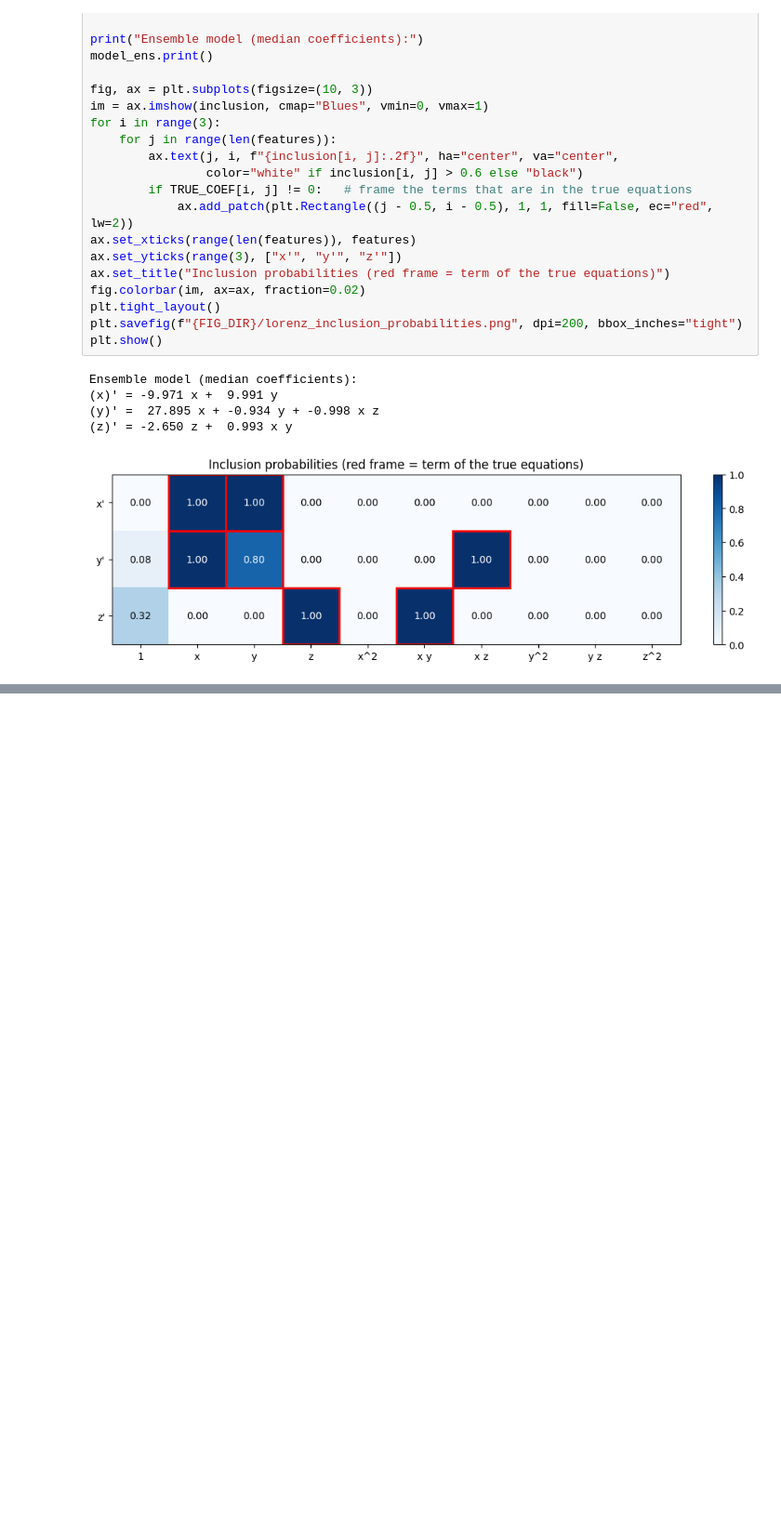
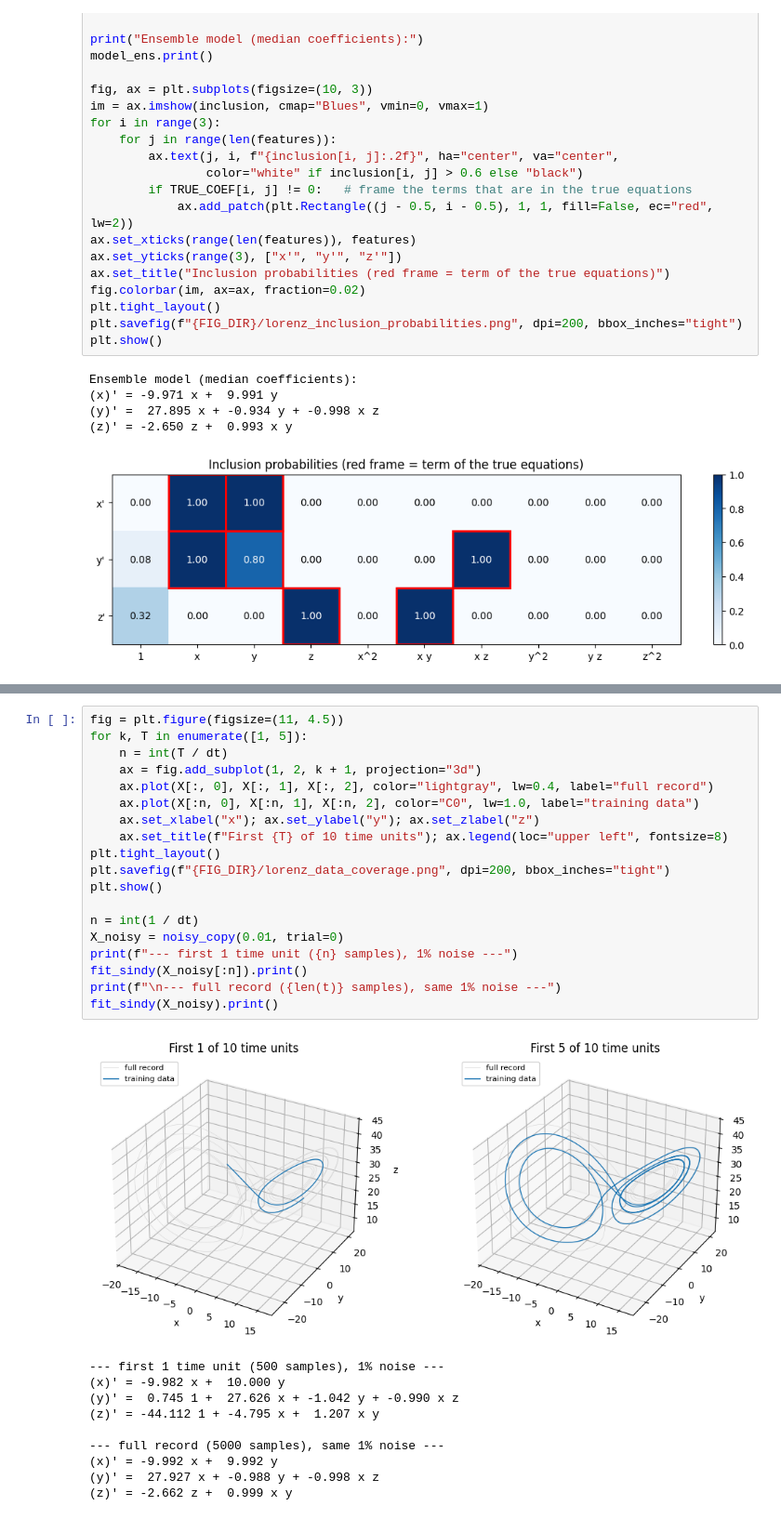
Before and after one commit to andreaprifti19/SINDy-Teaching-Usecases, a Jupyter notebook: notebooks/02_lorenz_system.ipynb, the cells around one changed output, grey strips where cells are left out. Shown at 93% size. Drawn from its saved outputs; the diff is of its cells as text; blank space fills up the shorter version.

```diff
--- a/notebooks/02_lorenz_system.ipynb
+++ b/notebooks/02_lorenz_system.ipynb
@@ -496,0 +537,30 @@ Ensemble model (median coefficients):
+# %%
+fig = plt.figure(figsize=(11, 4.5))
+for k, T in enumerate([1, 5]):
+    n = int(T / dt)
+    ax = fig.add_subplot(1, 2, k + 1, projection="3d")
+    ax.plot(X[:, 0], X[:, 1], X[:, 2], color="lightgray", lw=0.4, label="full record")
+    ax.plot(X[:n, 0], X[:n, 1], X[:n, 2], color="C0", lw=1.0, label="training data")
+    ax.set_xlabel("x"); ax.set_ylabel("y"); ax.set_zlabel("z")
+    ax.set_title(f"First {T} of 10 time units"); ax.legend(loc="upper left", fontsize=8)
+plt.tight_layout()
+plt.savefig(f"{FIG_DIR}/lorenz_data_coverage.png", dpi=200, bbox_inches="tight")
+plt.show()
+
+n = int(1 / dt)
+X_noisy = noisy_copy(0.01, trial=0)
+print(f"--- first 1 time unit ({n} samples), 1% noise ---")
+fit_sindy(X_noisy[:n]).print()
+print(f"\n--- full record ({len(t)} samples), same 1% noise ---")
+fit_sindy(X_noisy).print()
+# %% [output]
+[figure, added]
+--- first 1 time unit (500 samples), 1% noise ---
+(x)' = -9.982 x +  10.000 y
+(y)' =  0.745 1 +  27.626 x + -1.042 y + -0.990 x z
+(z)' = -44.112 1 + -4.795 x +  1.207 x y
+
+--- full record (5000 samples), same 1% noise ---
+(x)' = -9.992 x +  9.992 y
+(y)' =  27.927 x + -0.988 y + -0.998 x z
+(z)' = -2.662 z +  0.999 x y
```
Also changed, not shown: parts of 1 cell of this notebook.
